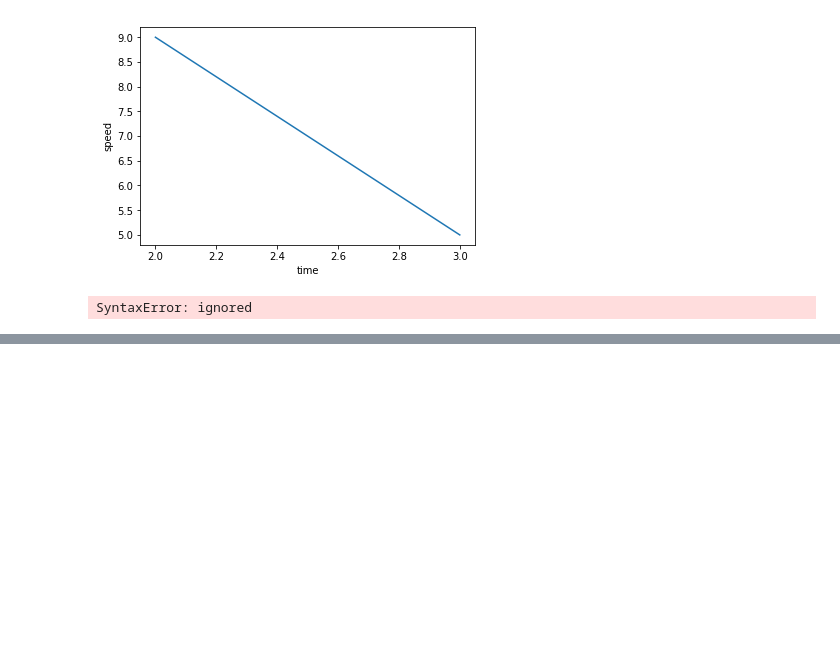
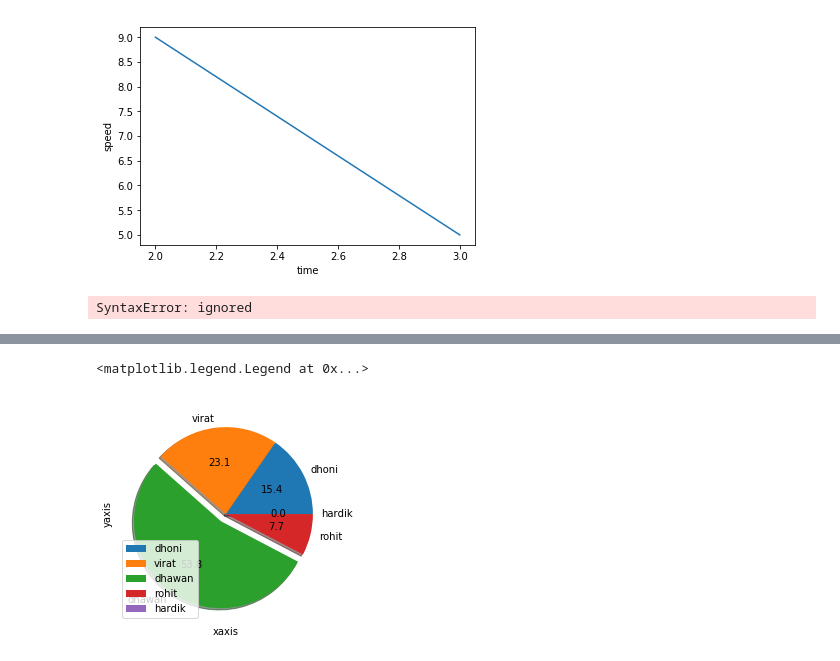
Before and after one commit to ayushm1998/machinelearning, a Jupyter notebook: metplotlib_prac.ipynb, the cells around one changed output, grey strips where cells are left out. Cells and saved outputs as stored; diff of their text form; code cells hidden in the pictures; blank space fills up the shorter version.

```diff
--- a/metplotlib_prac.ipynb
+++ b/metplotlib_prac.ipynb
@@ -38,0 +41,13 @@ plt.ylim(0,15)#to show min and max in y axis
+# %%
+import matplotlib.pyplot as plt
+runs=[2,3,7,1,0]
+players=['dhoni','virat','dhawan','rohit','hardik']
+exp=[0,0,0.1,0,0]
+plt.xlabel("xaxis")
+plt.ylabel("yaxis")
+plt.pie(runs,labels=players,explode=exp,shadow=True,autopct="%1.1f")      #explode is used for separation #shadow is for shadow of pie parts
+plt.grid(color="green")#shpw grid of green color
+plt.legend()#to show labels
+# %% [output]
+<matplotlib.legend.Legend at 0x...>
+[figure, added]
```
Also changed, not shown: parts of 2 cells of this notebook.
